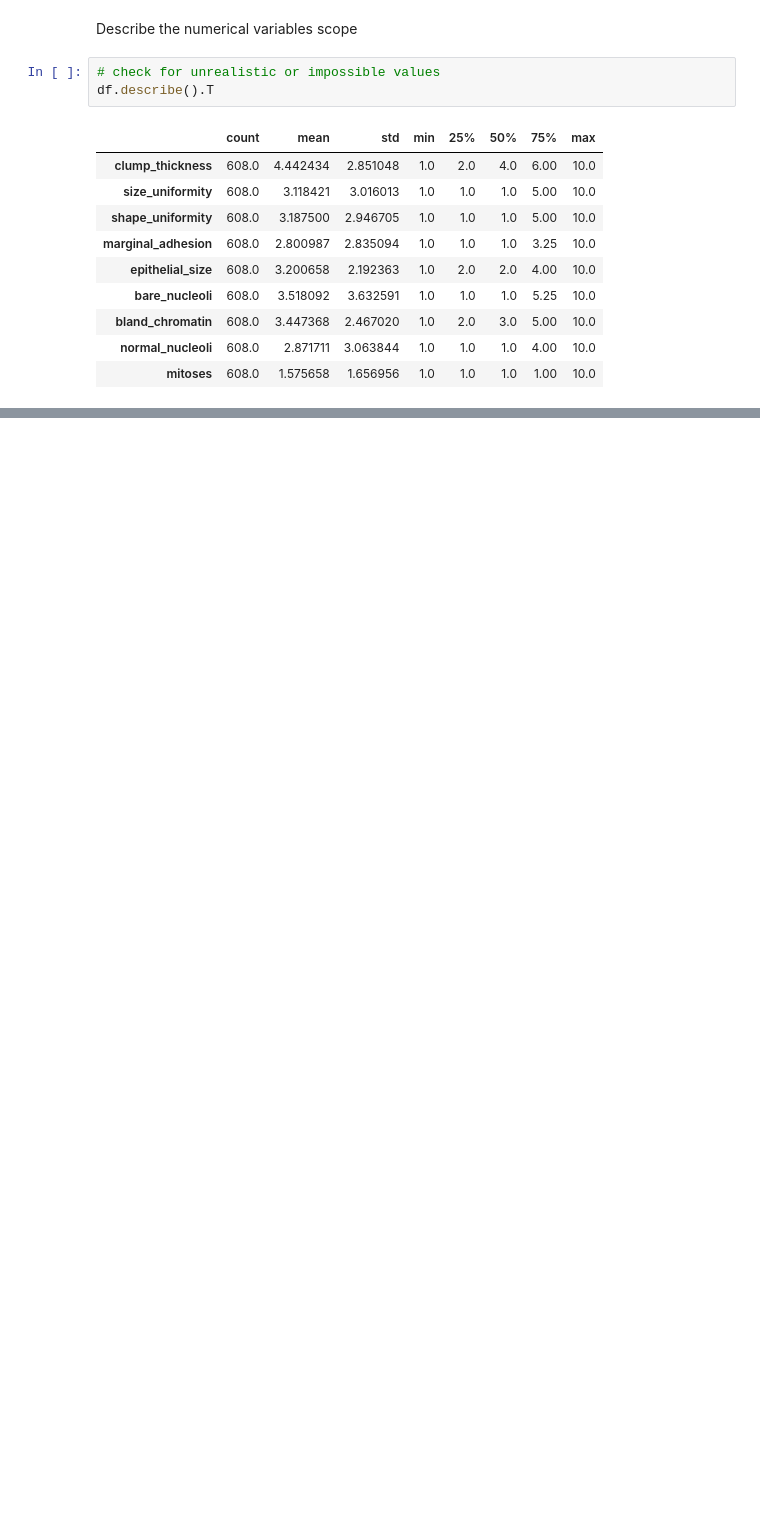
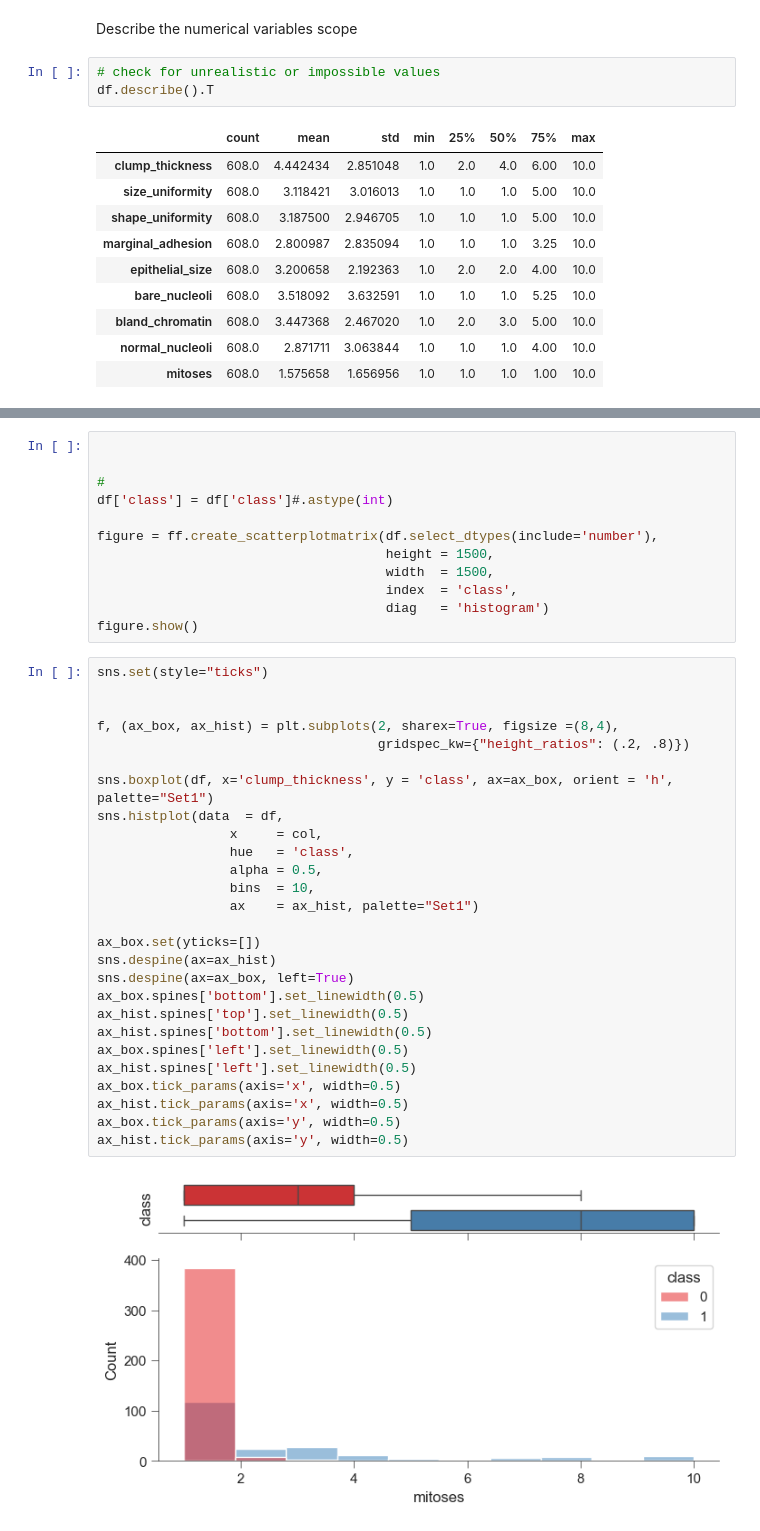
Before and after one commit to Joe-ElM/Breast-Cancer, a Jupyter notebook: Notebooks/1. EDA.ipynb, the cells around one changed output, grey strips where cells are left out. Drawn from its saved outputs; the diff is of its cells as text; blank space fills up the shorter version.

```diff
--- a/Notebooks/1. EDA.ipynb
+++ b/Notebooks/1. EDA.ipynb
@@ -194,0 +252,41 @@ df.describe().T
+# %%
+
+
+#
+df['class'] = df['class']#.astype(int)
+
+figure = ff.create_scatterplotmatrix(df.select_dtypes(include='number'),
+                                     height = 1500,
+                                     width  = 1500,
+                                     index  = 'class',
+                                     diag   = 'histogram')
+figure.show()
+# %%
+sns.set(style="ticks")
+
+
+f, (ax_box, ax_hist) = plt.subplots(2, sharex=True, figsize =(8,4),
+                                    gridspec_kw={"height_ratios": (.2, .8)})
+
+sns.boxplot(df, x='clump_thickness', y = 'class', ax=ax_box, orient = 'h', palette="Set1")
+sns.histplot(data  = df,
+                 x     = col,
+                 hue   = 'class',
+                 alpha = 0.5,
+                 bins  = 10,
+                 ax    = ax_hist, palette="Set1")
+
+ax_box.set(yticks=[])
+sns.despine(ax=ax_hist)
+sns.despine(ax=ax_box, left=True)
+ax_box.spines['bottom'].set_linewidth(0.5)
+ax_hist.spines['top'].set_linewidth(0.5)
+ax_hist.spines['bottom'].set_linewidth(0.5)
+ax_box.spines['left'].set_linewidth(0.5)
+ax_hist.spines['left'].set_linewidth(0.5)
+ax_box.tick_params(axis='x', width=0.5)
+ax_hist.tick_params(axis='x', width=0.5)
+ax_box.tick_params(axis='y', width=0.5)
+ax_hist.tick_params(axis='y', width=0.5)
+# %% [output]
+[figure, added]
```
Also changed, not shown: parts of 8 cells of this notebook, 1 other file.
